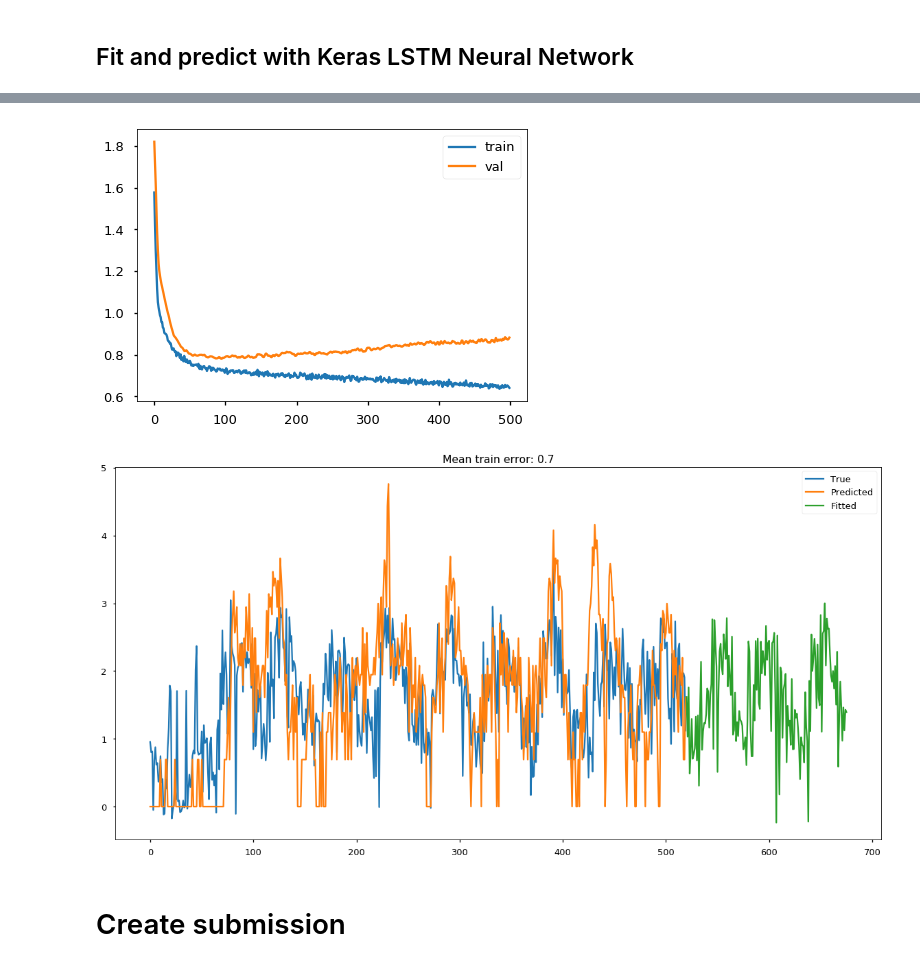
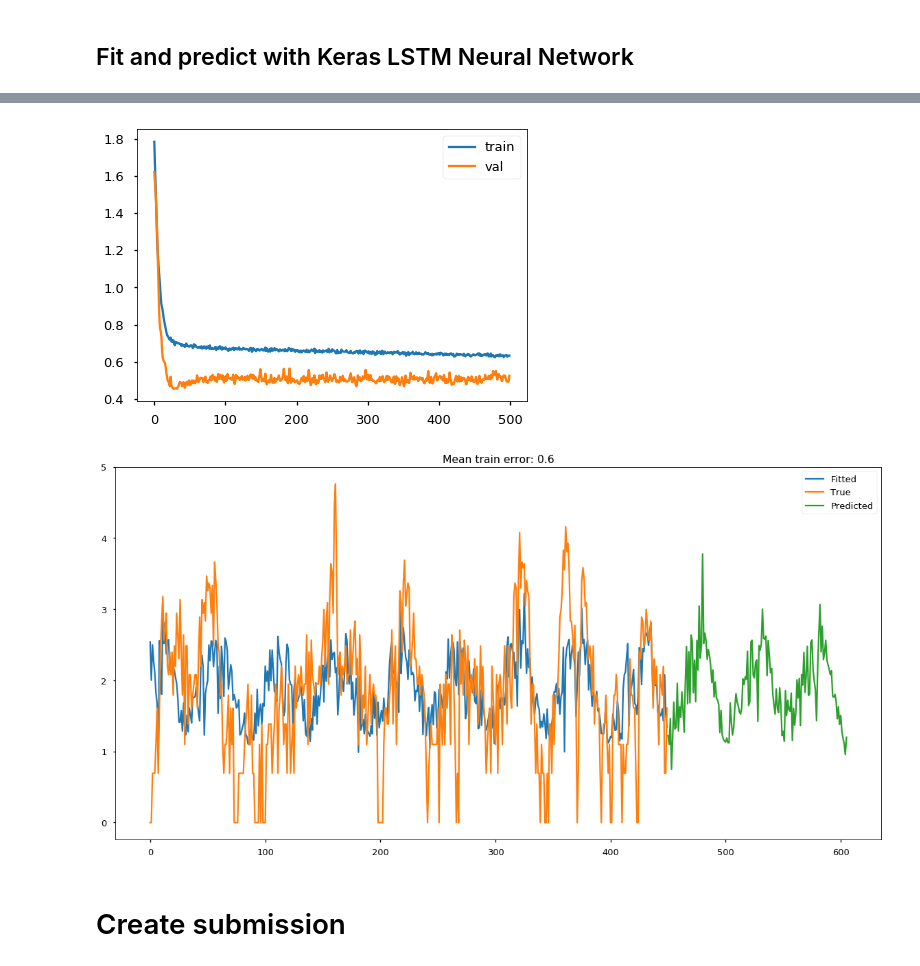
Before and after one commit to chrisgschon/DengAI, a Jupyter notebook: notebooks/Keras_LSTM_Basic.ipynb, the cells around one changed output, grey strips where cells are left out. Drawn from its saved outputs; the diff is of its cells as text; code cells hidden in the pictures.

```diff
--- a/notebooks/Keras_LSTM_Basic.ipynb
+++ b/notebooks/Keras_LSTM_Basic.ipynb
@@ -62,7 +62,7 @@ from sklearn.metrics import mean_absolute_error
 # %%
 def fit_and_predict_LSTM(train_wide, test_wide, epochs = 200, n_hidden = 25, activation = 'linear', verbose = 0):
     values = train_wide.values
-    n_train = values.shape[0] - 100
+    n_train = values.shape[0] - 10
     train = values[:n_train, :]
     val = values[n_train:, :]
 
@@ -104,7 +104,7 @@ def fit_and_predict_LSTM(train_wide, test_wide, epochs = 200, n_hidden = 25, act
     pd.DataFrame(train_wide['total_cases']).reset_index(drop = True).plot(ax = ax)
     pd.DataFrame(test_preds).set_index(np.arange(len(train_wide), len(train_wide)+ len(test_preds))).plot(ax = ax)
 
-    ax.legend(labels = ['Predicted', 'True', 'Fitted'])
+    ax.legend(labels = ['Fitted', 'True', 'Predicted'])
     ax.set_title('Mean train error: ' + str(train_error))
     return(model, train_preds, test_preds)
 # %%
@@ -132,2 +135,3 @@ Epoch 1528/10000
 # %%
-iq_feature_train['total_cases'] = np.log(1 + iq_feature_train['total_cases'])
+iq_feature_train_log_cases = iq_feature_train.copy()
+iq_feature_train_log_cases['total_cases'] = np.log(1 + iq_feature_train_log_cases['total_cases'])
@@ -134,3 +150,3 @@ iq_feature_train['total_cases'] = np.log(1 + iq_feature_train['total_cases'])
 # %%
-iq_model, iq_train_preds, iq_test_preds = fit_and_predict_LSTM(iq_feature_train, iq_feature_test, epochs = 500, n_hidden = 20, verbose = 2)
+iq_model, iq_train_preds, iq_test_preds = fit_and_predict_LSTM(iq_feature_train_log_cases.iloc[70:,:], iq_feature_test, epochs = 500, n_hidden = 40, verbose = 2)
 # %% [output]
@@ -154,5 +170,5 @@ Epoch 500/500
-[figure, old version]
+[figure, new version]
-[figure, old version]
+[figure, new version]
 # %% [markdown]
 # Create submission
 # %%
```
Also changed, not shown: parts of 7 cells of this notebook, 12 other files.
